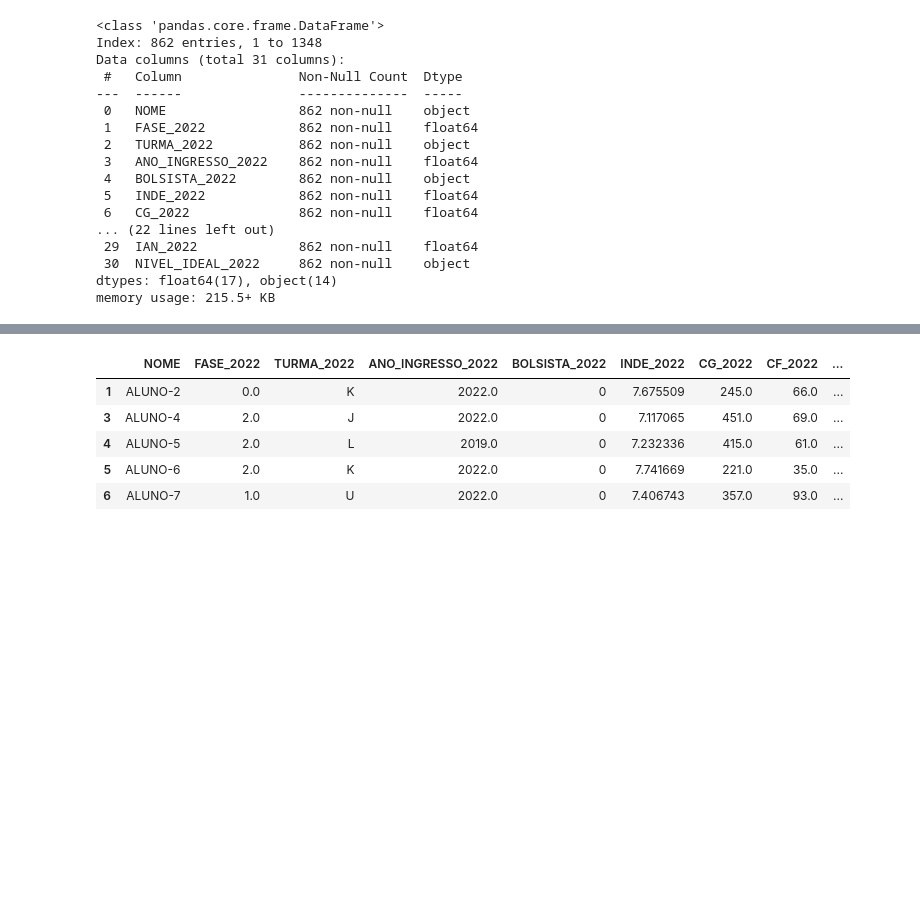
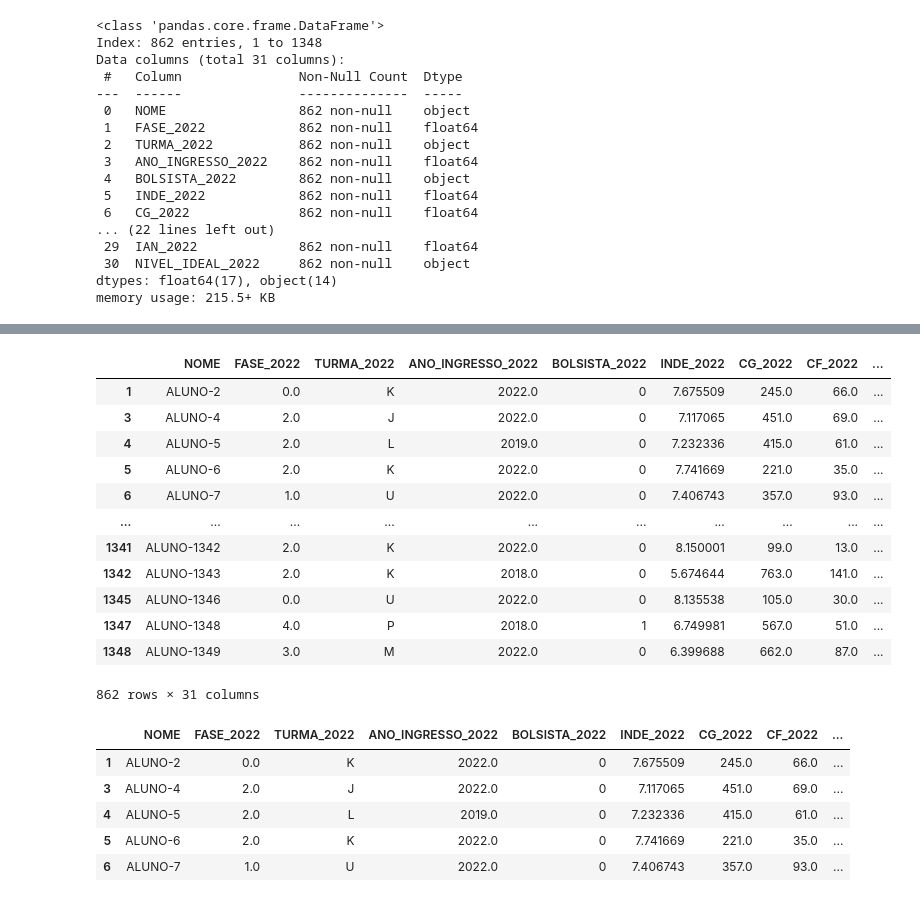
Before and after one commit to eugeniogdiniz/PosTechDataScience_Fiap, a Jupyter notebook: 05_Deep_Learning/TechChallenge/Script/notebook/DATATHON_PASSOS_MÁGICOS.ipynb, the cells around one changed output, grey strips where cells are left out. Drawn from its saved outputs; the diff is of its cells as text; code cells hidden in the pictures; blank space fills up the shorter version.

```diff
--- a/05_Deep_Learning/TechChallenge/Script/notebook/DATATHON_PASSOS_MÁGICOS.ipynb
+++ b/05_Deep_Learning/TechChallenge/Script/notebook/DATATHON_PASSOS_MÁGICOS.ipynb
@@ -87,3 +87,9 @@ Data columns (total 31 columns):
  30  NIVEL_IDEAL_2022     862 non-null    object
 dtypes: float64(17), object(14)
 memory usage: 215.5+ KB
+# %%
+def dummie_int(df, list_columns):
+    _df = df.copy()
+    for columns in list_columns:
+        _df[columns] = _df[columns].replace(['Sim', 'Não'], [1,0])
+    return _df
@@ -90,3 +112,20 @@ memory usage: 215.5+ KB
+# %%
+passos_magicos_22 = dummie_int(passos_magicos_22, ['BOLSISTA_2022', 'INDICADO_BOLSA_2022', 'PONTO_VIRADA_2022'])
+passos_magicos_22
+# %% [output]
+|  | NOME | FASE_2022 | TURMA_2022 | ANO_INGRESSO_2022 | BOLSISTA_2022 | INDE_2022 | CG_2022 | CF_2022 | ... |
+| 1 | ALUNO-2 | 0.0 | K | 2022.0 | 0 | 7.675509 | 245.0 | 66.0 | ... |
+| 3 | ALUNO-4 | 2.0 | J | 2022.0 | 0 | 7.117065 | 451.0 | 69.0 | ... |
+| 4 | ALUNO-5 | 2.0 | L | 2019.0 | 0 | 7.232336 | 415.0 | 61.0 | ... |
+| 5 | ALUNO-6 | 2.0 | K | 2022.0 | 0 | 7.741669 | 221.0 | 35.0 | ... |
+| 6 | ALUNO-7 | 1.0 | U | 2022.0 | 0 | 7.406743 | 357.0 | 93.0 | ... |
+| ... | ... | ... | ... | ... | ... | ... | ... | ... | ... |
+| 1341 | ALUNO-1342 | 2.0 | K | 2022.0 | 0 | 8.150001 | 99.0 | 13.0 | ... |
+| 1342 | ALUNO-1343 | 2.0 | K | 2018.0 | 0 | 5.674644 | 763.0 | 141.0 | ... |
+| 1345 | ALUNO-1346 | 0.0 | U | 2022.0 | 0 | 8.135538 | 105.0 | 30.0 | ... |
+| 1347 | ALUNO-1348 | 4.0 | P | 2018.0 | 1 | 6.749981 | 567.0 | 51.0 | ... |
+| 1348 | ALUNO-1349 | 3.0 | M | 2022.0 | 0 | 6.399688 | 662.0 | 87.0 | ... |
+862 rows × 31 columns
 # %%
 #Ajustando colunas (transformando em dummy)
 
```
Also changed, not shown: parts of 2 cells of this notebook, 3 other files.
